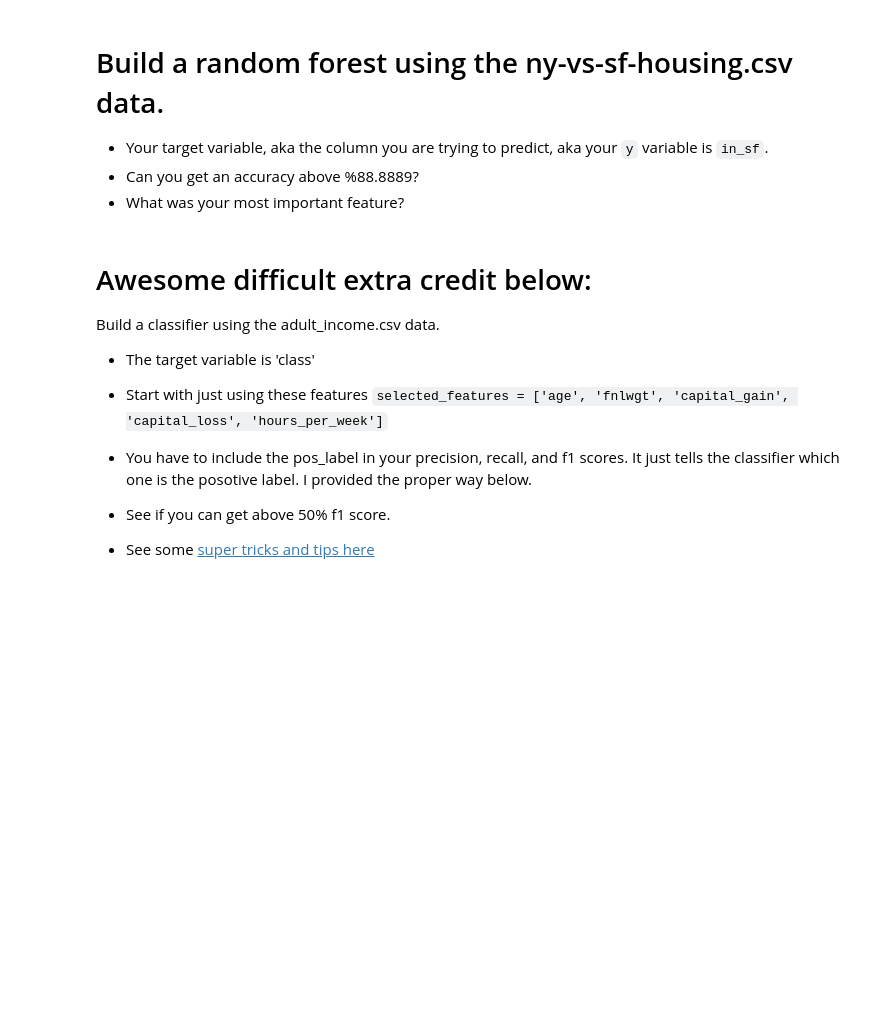
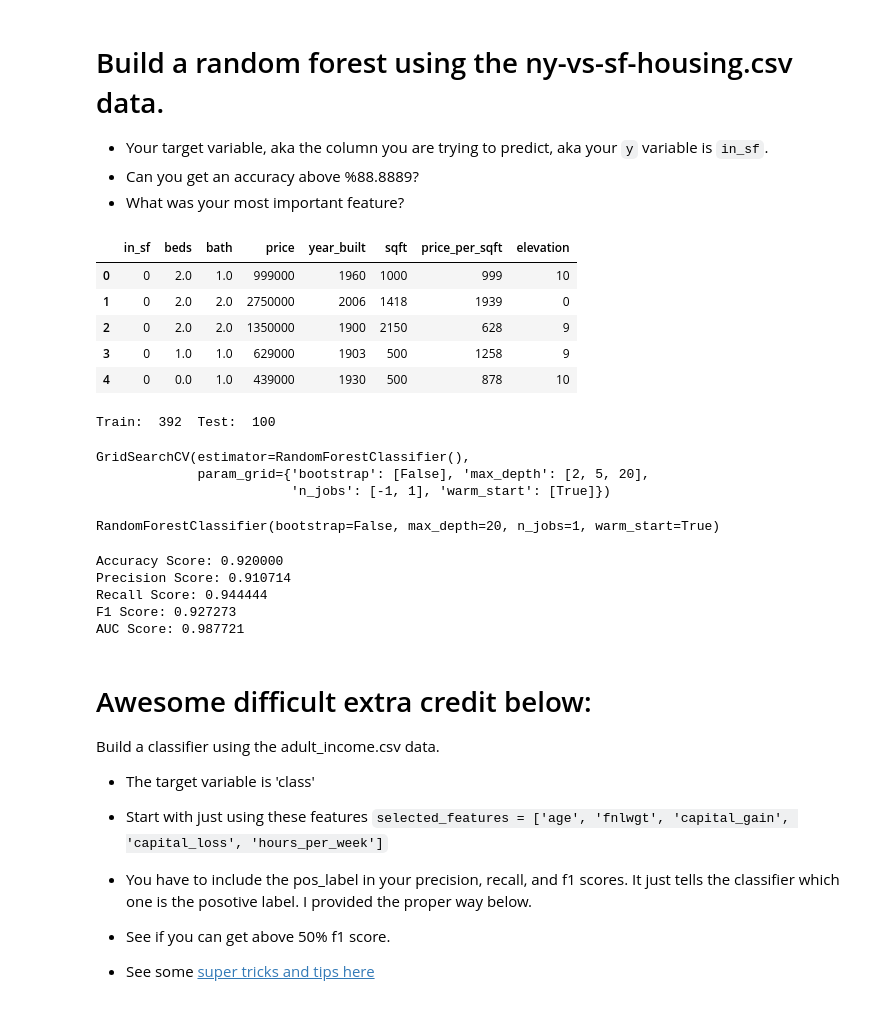
Before and after one commit to KevinDsouza03/my-fork-2023-fall-data-science-fridays, a Jupyter notebook: Week-07-Decision-Trees-n-RandomForest/Kevin-Dsouza-Week-07-Exercise.ipynb, the cells around one changed output. Drawn from its saved outputs; the diff is of its cells as text; code cells hidden in the pictures; blank space fills up the shorter version.

```diff
--- a/Week-07-Decision-Trees-n-RandomForest/Kevin-Dsouza-Week-07-Exercise.ipynb
+++ b/Week-07-Decision-Trees-n-RandomForest/Kevin-Dsouza-Week-07-Exercise.ipynb
@@ -373,4 +398,17 @@ feature_imp
 * What was your most important feature?
 # %%
 df = pd.read_csv('data/ny-vs-sf-houses.csv')
+parameters = {
+    'max_depth' : [2,5,20],
+    'n_jobs' : [-1,1],
+    'bootstrap' : [False],
+    'warm_start' : [True]
+}
 df.head()
+# %% [output]
+|  | in_sf | beds | bath | price | year_built | sqft | price_per_sqft | elevation |
+| 0 | 0 | 2.0 | 1.0 | 999000 | 1960 | 1000 | 999 | 10 |
+| 1 | 0 | 2.0 | 2.0 | 2750000 | 2006 | 1418 | 1939 | 0 |
+| 2 | 0 | 2.0 | 2.0 | 1350000 | 1900 | 2150 | 628 | 9 |
+| 3 | 0 | 1.0 | 1.0 | 629000 | 1903 | 500 | 1258 | 9 |
+| 4 | 0 | 0.0 | 1.0 | 439000 | 1930 | 500 | 878 | 10 |
@@ -379,3 +415,57 @@ df.head()
+# %%
+# BUILD, TRAIN, AND EVAULATE A RANDOM FOREST MODEL BELOW.
+#so in_sf is if in san fran or not.
+selected_features = ['year_built','sqft','price_per_sqft','elevation']
+X = df[selected_features]
+y = df[['in_sf']]
+X_train, X_test, y_train, y_test = train_test_split(X,y,stratify=y,test_size=0.203,random_state=45)
+print("Train: ", X_train.shape[0], " Test: ", X_test.shape[0])
+# %% [output]
+Train:  392  Test:  100
+# %%
+random_forest_md = GridSearchCV(RandomForestClassifier(),param_grid=parameters)
+random_forest_md.fit(X_train,y_train)
+# %% [output]
+GridSearchCV(estimator=RandomForestClassifier(),
+             param_grid={'bootstrap': [False], 'max_depth': [2, 5, 20],
+                         'n_jobs': [-1, 1], 'warm_start': [True]})
+# %%
+print(random_forest_md.best_estimator_)
+model = random_forest_md.best_estimator_
+# %% [output]
+RandomForestClassifier(bootstrap=False, max_depth=20, n_jobs=1, warm_start=True)
+# %%
+
+model = random_forest_md.best_estimator_
+
+
+# Now lets evaluate our model
+y_pred = model.predict(X_test)
+
+accuracy = accuracy_score(y_true=y_test, y_pred=y_pred)
+print("Accuracy Score: %f" % accuracy)
+
+precision = precision_score(y_true=y_test, y_pred=y_pred)
+print("Precision Score: %f" % precision)
+
+recall = recall_score(y_true=y_test, y_pred=y_pred)
+print("Recall Score: %f" % recall)
+
+f1 = f1_score(y_true=y_test, y_pred=y_pred)
+print('F1 Score: %f' % f1)
+
+
+# Calculate predicted probabilities, keep only probability for when class = 1
+y_pred_proba = model.predict_proba(X_test)[:,1]
+
+auc = roc_auc_score(y_true=y_test, y_score=y_pred_proba)
+print('AUC Score: %f' % auc)
+# %% [output]
+Accuracy Score: 0.920000
+Precision Score: 0.910714
+Recall Score: 0.944444
+F1 Score: 0.927273
+AUC Score: 0.987721
 # %% [markdown]
 # Awesome difficult extra credit below:
 Build a classifier using the adult_income.csv data.
```
Also changed, not shown: parts of 11 cells of this notebook.
